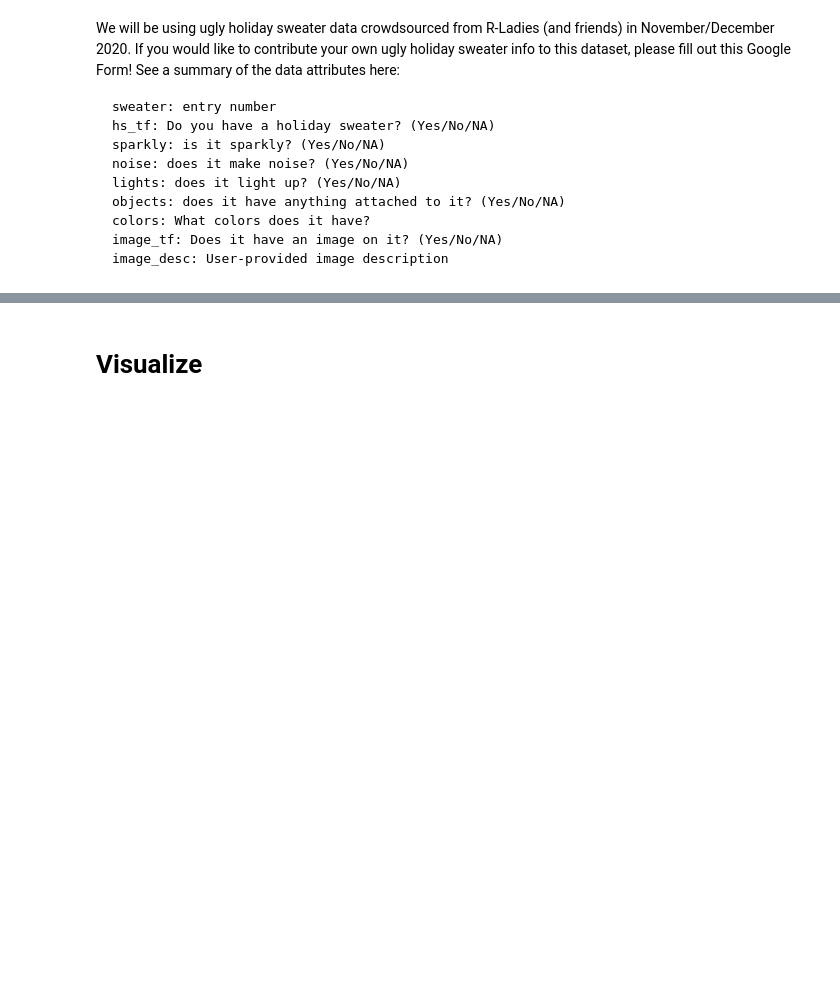
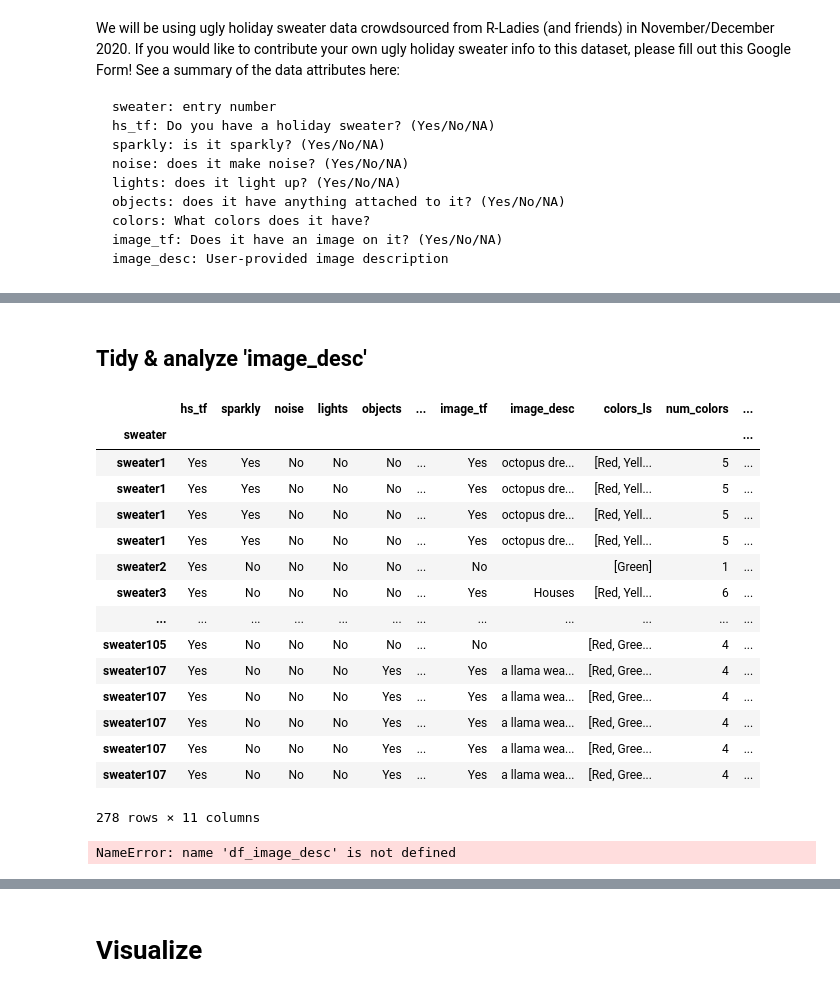
Before and after one commit to seanhelvey/IntroToPythonForRUsers, a Jupyter notebook: key.ipynb, the cells around one changed output, grey strips where cells are left out. Cells and saved outputs as stored; diff of their text form; code cells hidden in the pictures; blank space fills up the shorter version.

```diff
--- a/key.ipynb
+++ b/key.ipynb
@@ -179,0 +408,29 @@ sweater107   Yes      No    No     No     Yes  ...  a llama wea...  [Red,  Gree.
+# %% [markdown]
+## Tidy & analyze 'image_desc'
+# %%
+# Tidy image_desc data (1 word per row)
+df_image_desc = data.explode('image_desc_ls')
+df_image_desc
+# %% [output]
+|  | hs_tf | sparkly | noise | lights | objects | ... | image_tf | image_desc | colors_ls | num_colors | ... |
+| sweater |  |  |  |  |  |  |  |  |  |  | ... |
+| sweater1 | Yes | Yes | No | No | No | ... | Yes | octopus dre... | [Red, Yell... | 5 | ... |
+| sweater1 | Yes | Yes | No | No | No | ... | Yes | octopus dre... | [Red, Yell... | 5 | ... |
+| sweater1 | Yes | Yes | No | No | No | ... | Yes | octopus dre... | [Red, Yell... | 5 | ... |
+| sweater1 | Yes | Yes | No | No | No | ... | Yes | octopus dre... | [Red, Yell... | 5 | ... |
+| sweater2 | Yes | No | No | No | No | ... | No |  | [Green] | 1 | ... |
+| sweater3 | Yes | No | No | No | No | ... | Yes | Houses | [Red, Yell... | 6 | ... |
+| ... | ... | ... | ... | ... | ... | ... | ... | ... | ... | ... | ... |
+| sweater105 | Yes | No | No | No | No | ... | No |  | [Red, Gree... | 4 | ... |
+| sweater107 | Yes | No | No | No | Yes | ... | Yes | a llama wea... | [Red, Gree... | 4 | ... |
+| sweater107 | Yes | No | No | No | Yes | ... | Yes | a llama wea... | [Red, Gree... | 4 | ... |
+| sweater107 | Yes | No | No | No | Yes | ... | Yes | a llama wea... | [Red, Gree... | 4 | ... |
+| sweater107 | Yes | No | No | No | Yes | ... | Yes | a llama wea... | [Red, Gree... | 4 | ... |
+| sweater107 | Yes | No | No | No | Yes | ... | Yes | a llama wea... | [Red, Gree... | 4 | ... |
+278 rows × 11 columns
+# %%
+# Calc how many description words for each sweater & add to dataframe
+data['num_words'] = df_image_desc.groupby('sweater', sort=False).image_desc_ls.count()
+data.num_words
+# %% [output]
+NameError: name 'df_image_desc' is not defined
```
Also changed, not shown: parts of 43 cells of this notebook.
